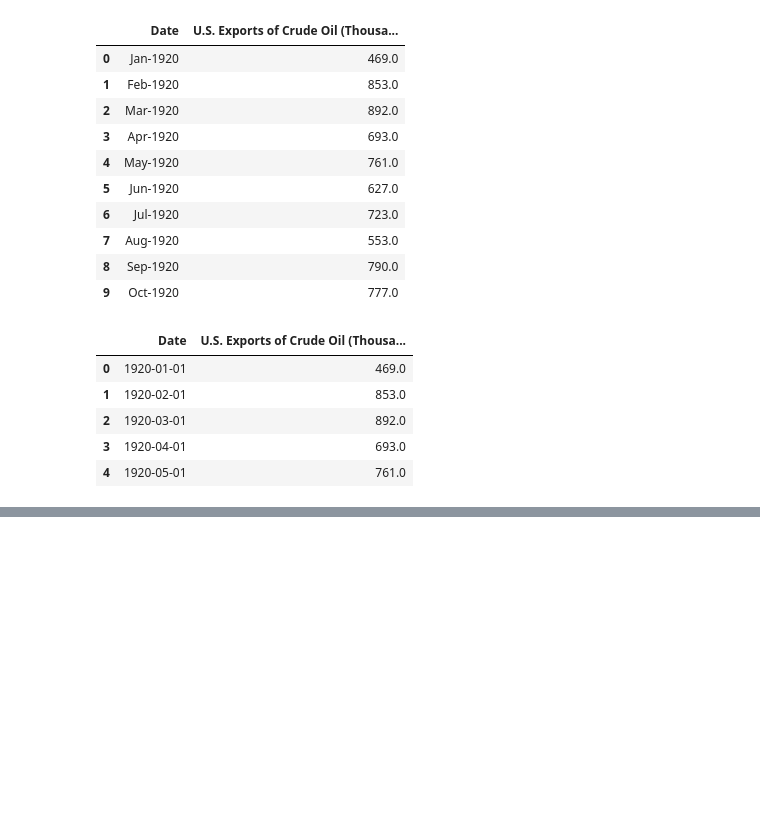
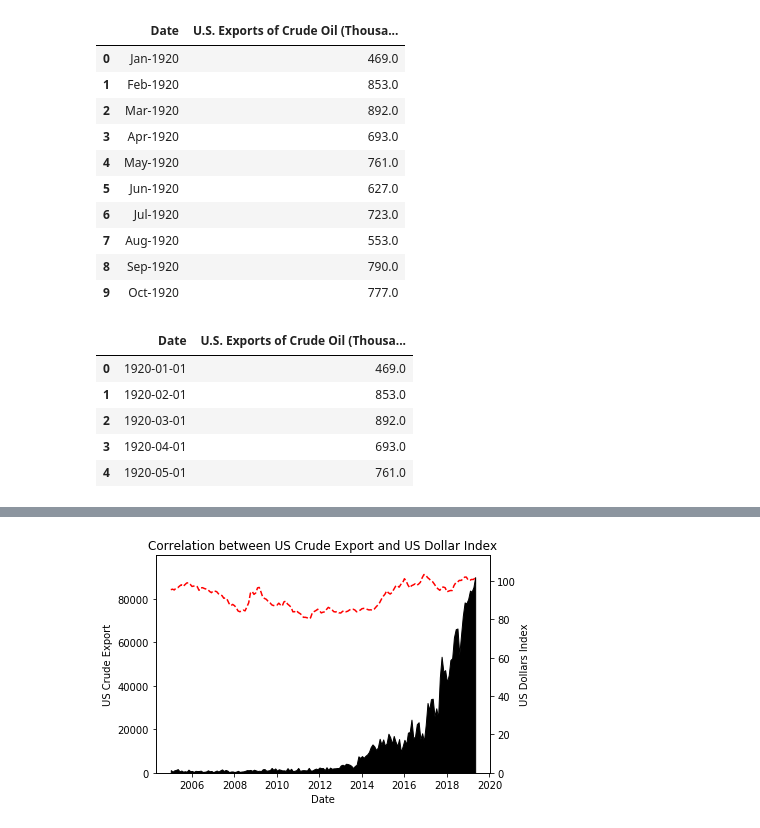
Before and after one commit to kk-deng/CanadaEnergyIE, a Jupyter notebook: Part 1 - US Oil Export and GDP vs. USD dollars.ipynb, the cells around one changed output, grey strips where cells are left out. Drawn from its saved outputs; the diff is of its cells as text; code cells hidden in the pictures; blank space fills up the shorter version.

```diff
--- a/Part 1 - US Oil Export and GDP vs. USD dollars.ipynb
+++ b/Part 1 - US Oil Export and GDP vs. USD dollars.ipynb
@@ -113,0 +189,7 @@ plt.show
+# %%
+# Transpose dataframe
+
+new_table7_df.drop(columns=["Last Revised on: September 30, 2020", "Unnamed: 1"], inplace=True)
+# %%
+clean_table7_df = new_table7_df.T
+clean_table7_df
@@ -113,0 +210,10 @@ plt.show
+# %%
+clean_table7_df["Date_1"] = clean_table7_df[0] + "-" + clean_table7_df[1]
+clean_table7_df['Date'] = pd.to_datetime(clean_table7_df["Date_1"])
+table7_final = clean_table7_df[["Date", 8]]
+table7_final.columns = ["Date", "US GDP by Oil and Gas Extraction"]
+table7_final.reset_index(drop = True, inplace = True)
+
+table7_final_2 = table7_final[(table7_final['Date']>= '2005-01-01' ) & (table7_final['Date']<= '2019-12-30')]
+
+table7_final_2.head()
@@ -113,0 +230,2 @@ plt.show
+# %%
+merge_final = pd.merge(merge_1_3, table7_final, on="Date", how="outer")
@@ -113,0 +252,35 @@ plt.show
+# %%
+#-----------------------------------------------------------------------------------------------
+# PLOTTING
+x_axis = merge_final["Date"]
+y_axis_1 = merge_final["U.S. Exports of Crude Oil (Thousand Barrels)"]
+y_axis_2 = merge_final["US Dollars Index"]
+y_axis_3 = merge_final["US GDP by Oil and Gas Extraction"]
+
+# y_axis_1, y_axis_2 = ax.get_ylimit(y_axis_1,y_axis_2)
+# ax_c.set_ylimit()
+
+fix, ax1 = plt.subplots()
+
+# 1st y axis
+
+ax1.set_title("Correlation between US Crude Export and US Dollar Index")
+ax1.set_xlabel('Date')
+ax1.set_ylabel('US Crude Export')
+ax1.stackplot(x_axis, y_axis_1, color="black")
+ax1.tick_params(axis='y', labelcolor='black')
+ax1.set_ylim(0,max(y_axis_1) + 10000 )
+
+
+# 2nd y axis
+ax2 = ax1.twinx()  # instantiate a second axes that shares the same x-axis
+
+ax2.set_ylabel("US Dollars Index")  # we already handled the x-label with ax1
+ax2.plot(x_axis, y_axis_2, color='red', linestyle="dashed")
+ax2.tick_params(axis='y', labelcolor='black')
+ax2.set_ylim(0, max(y_axis_2) + 10)
+
+
+plt.show()
+# %% [output]
+[figure, added]
```
Also changed, not shown: parts of 27 cells of this notebook, 5 other files.
